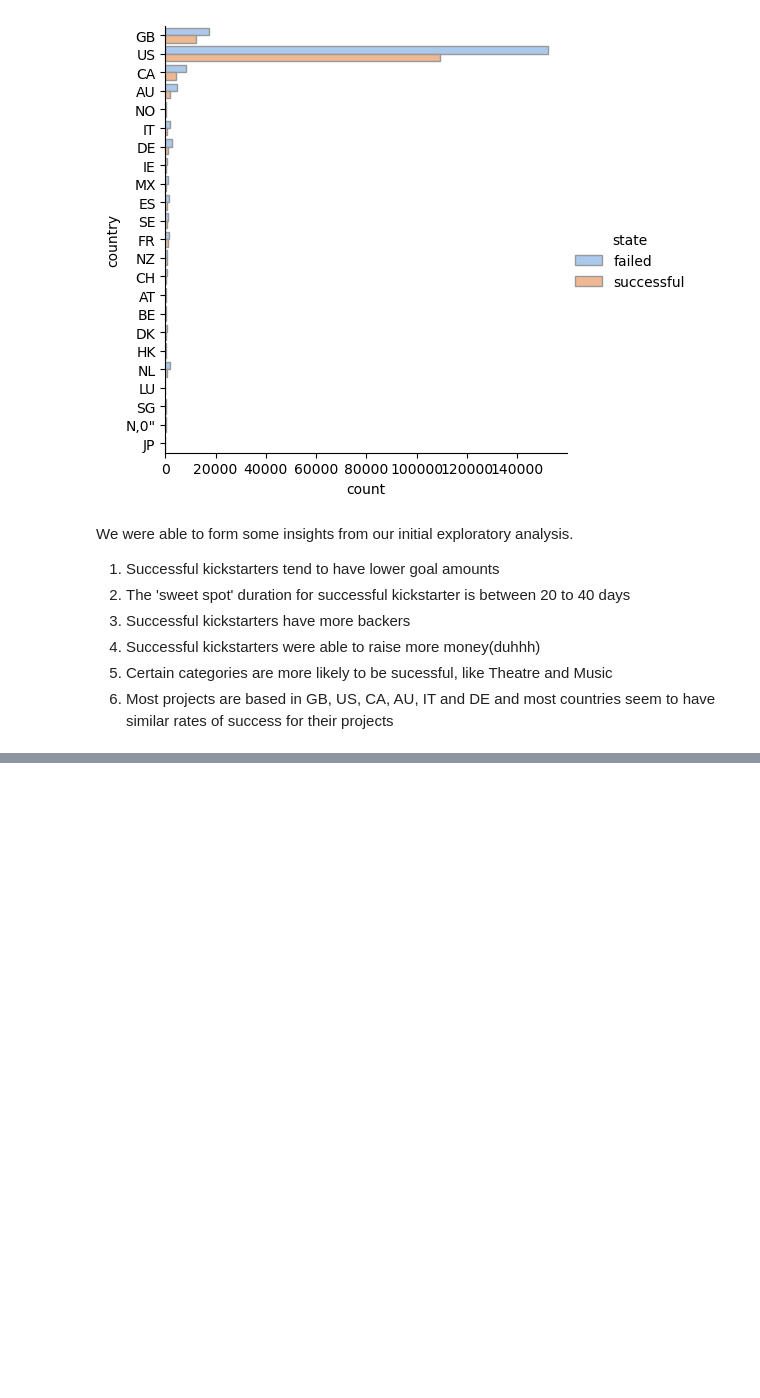
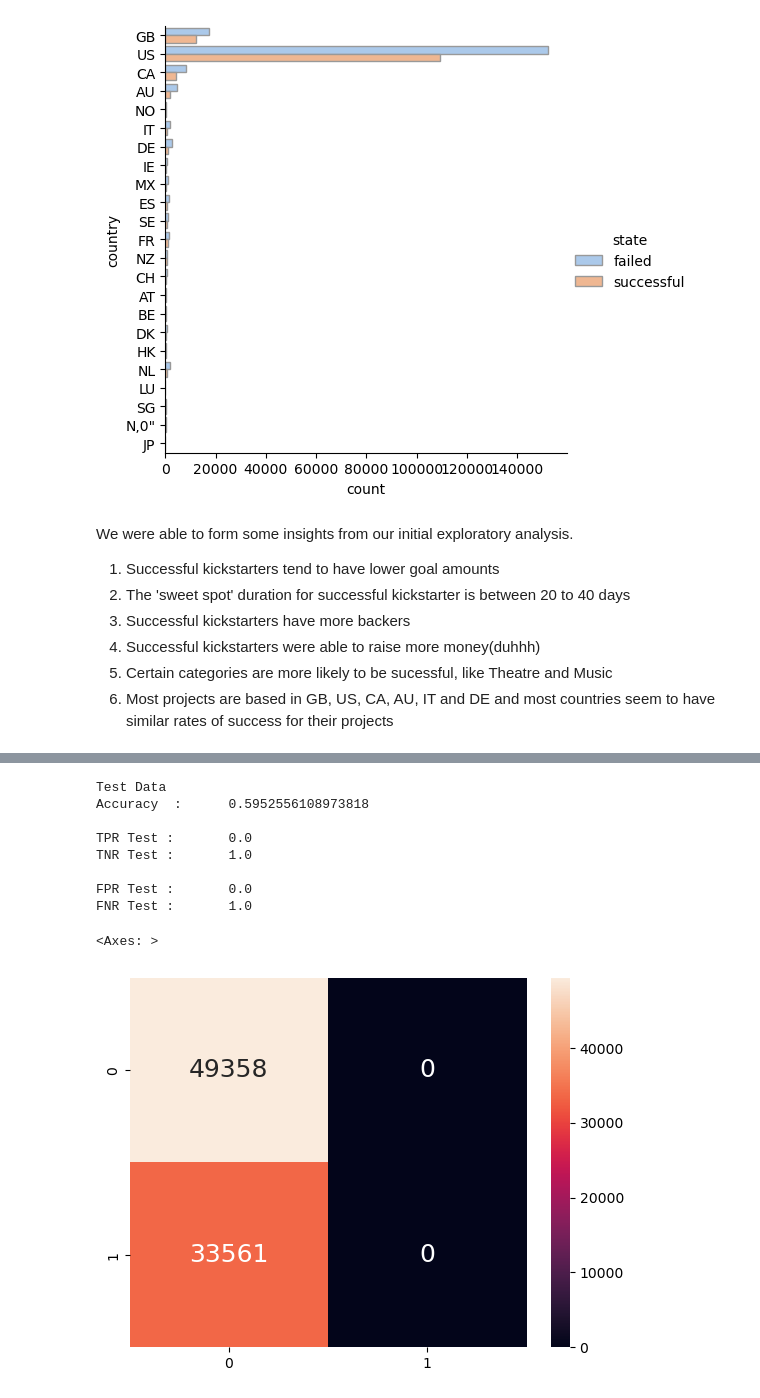
Before and after one commit to yongcake/SC1015-Project, a Jupyter notebook: Kickstarter Project Prediction.ipynb, the cells around one changed output, grey strips where cells are left out. Saved outputs shown, nothing was run; the diff lists cells and outputs as text; code cells hidden in the pictures; blank space fills up the shorter version.

```diff
--- a/Kickstarter Project Prediction.ipynb
+++ b/Kickstarter Project Prediction.ipynb
@@ -503,0 +681,40 @@ We were able to form some insights from our initial exploratory analysis.
+# %%
+# Import the required metric from sklearn
+from sklearn.metrics import confusion_matrix
+
+# Predict the Response corresponding to Predictors
+y_test_pred = dectree.predict(X_test)
+
+# Print the Classification Accuracy
+print("Test Data")
+print("Accuracy  :\t", dectree.score(X_test, y_test))
+print()
+
+# Print the Accuracy Measures from the Confusion Matrix
+cmTest = confusion_matrix(y_test, y_test_pred)
+tpTest = cmTest[1][1] # True Positives : Good (1) predicted Good (1)
+fpTest = cmTest[0][1] # False Positives : Bad (0) predicted Good (1)
+tnTest = cmTest[0][0] # True Negatives : Bad (0) predicted Bad (0)
+fnTest = cmTest[1][0] # False Negatives : Good (1) predicted Bad (0)
+
+print("TPR Test :\t", (tpTest/(tpTest + fnTest)))
+print("TNR Test :\t", (tnTest/(tnTest + fpTest)))
+print()
+
+print("FPR Test :\t", (fpTest/(fpTest + tnTest)))
+print("FNR Test :\t", (fnTest/(fnTest + tpTest)))
+
+# Plot the two-way Confusion Matrix
+sb.heatmap(confusion_matrix(y_test, y_test_pred),
+           annot = True, fmt=".0f", annot_kws={"size": 18})
+# %% [output]
+Test Data
+Accuracy  :      0.5952556108973818
+
+TPR Test :       0.0
+TNR Test :       1.0
+
+FPR Test :       0.0
+FNR Test :       1.0
+<Axes: >
+[figure, added]
```
Also changed, not shown: parts of 13 cells of this notebook.
